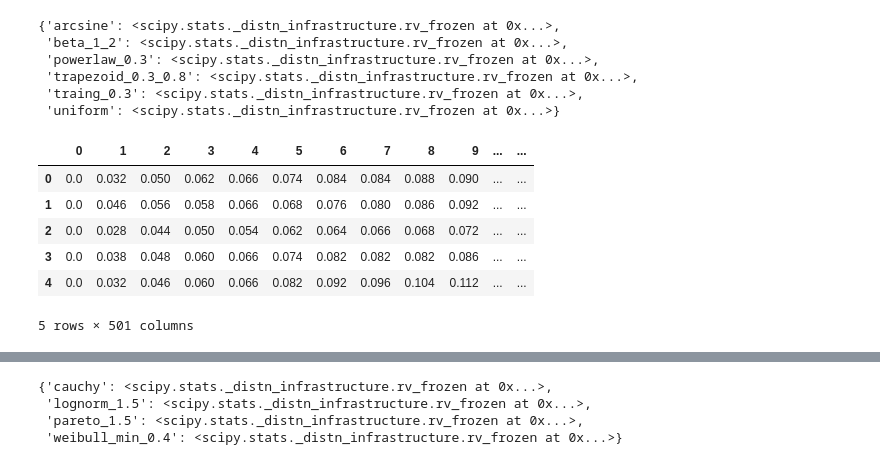
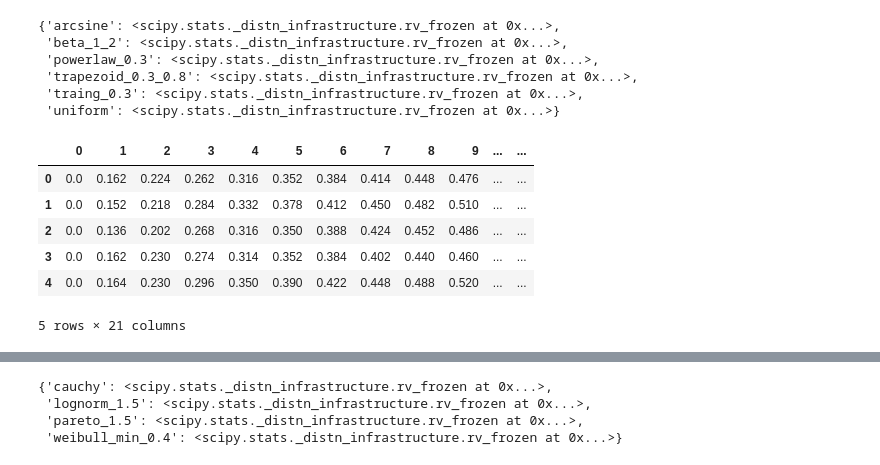
Before and after one commit to sheilafarrahi/thesis, a Jupyter notebook: empirical_districution_function.ipynb, the cells around one changed output, grey strips where cells are left out. Cells and saved outputs as stored; diff of their text form; code cells hidden in the pictures.

```diff
--- a/empirical_districution_function.ipynb
+++ b/empirical_districution_function.ipynb
@@ -36,17 +36,17 @@ bounded_dists
  'traing_0.3': <scipy.stats._distn_infrastructure.rv_frozen at 0x...>,
  'uniform': <scipy.stats._distn_infrastructure.rv_frozen at 0x...>}
 # %%
-x = np.linspace(0,1,500)
+x = np.linspace(0,1,20)
 edf_df = dem.get_edf(bounded_dists, nr_sample, sample_size, x)
 edf_df.head()
 # %% [output]
 |  | 0 | 1 | 2 | 3 | 4 | 5 | 6 | 7 | 8 | 9 | ... | ... |
-| 0 | 0.0 | 0.032 | 0.050 | 0.062 | 0.066 | 0.074 | 0.084 | 0.084 | 0.088 | 0.090 | ... | ... |
-| 1 | 0.0 | 0.046 | 0.056 | 0.058 | 0.066 | 0.068 | 0.076 | 0.080 | 0.086 | 0.092 | ... | ... |
-| 2 | 0.0 | 0.028 | 0.044 | 0.050 | 0.054 | 0.062 | 0.064 | 0.066 | 0.068 | 0.072 | ... | ... |
-| 3 | 0.0 | 0.038 | 0.048 | 0.060 | 0.066 | 0.074 | 0.082 | 0.082 | 0.082 | 0.086 | ... | ... |
-| 4 | 0.0 | 0.032 | 0.046 | 0.060 | 0.066 | 0.082 | 0.092 | 0.096 | 0.104 | 0.112 | ... | ... |
+| 0 | 0.0 | 0.162 | 0.224 | 0.262 | 0.316 | 0.352 | 0.384 | 0.414 | 0.448 | 0.476 | ... | ... |
+| 1 | 0.0 | 0.152 | 0.218 | 0.284 | 0.332 | 0.378 | 0.412 | 0.450 | 0.482 | 0.510 | ... | ... |
+| 2 | 0.0 | 0.136 | 0.202 | 0.268 | 0.316 | 0.350 | 0.388 | 0.424 | 0.452 | 0.486 | ... | ... |
+| 3 | 0.0 | 0.162 | 0.230 | 0.274 | 0.314 | 0.352 | 0.384 | 0.402 | 0.440 | 0.460 | ... | ... |
+| 4 | 0.0 | 0.164 | 0.230 | 0.296 | 0.350 | 0.390 | 0.422 | 0.448 | 0.488 | 0.520 | ... | ... |
-5 rows × 501 columns
+5 rows × 21 columns
 # %%
 dem.get_edf_plot(bounded_dists, edf_df, nr_sample, sample_size, x)
 # %% [output]
```
Also changed, not shown: parts of 11 cells of this notebook, 2 other files.
